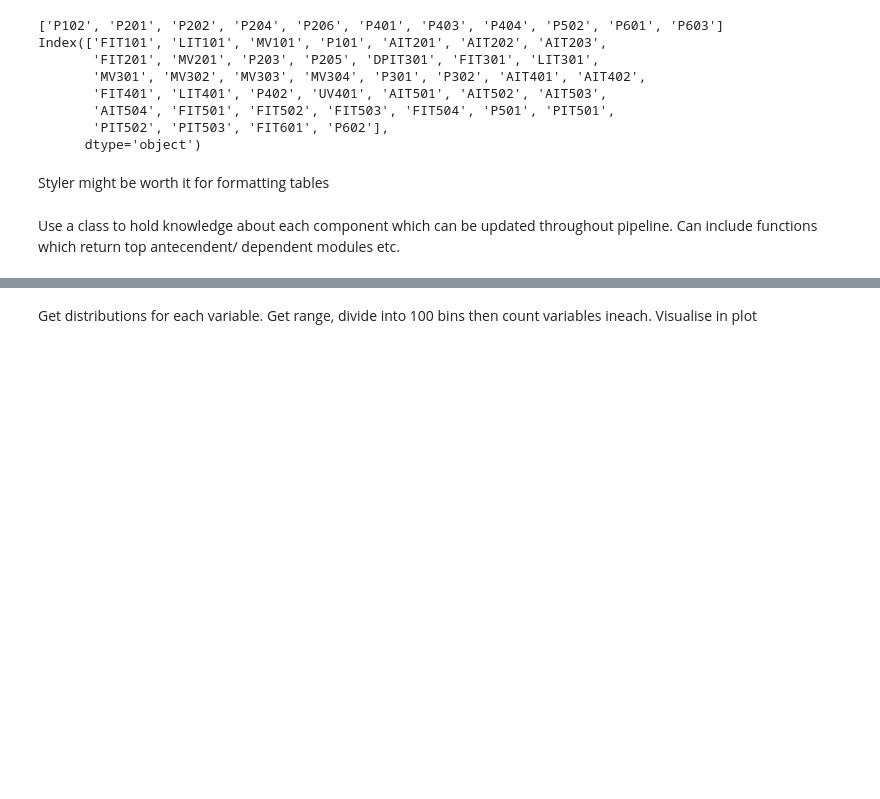
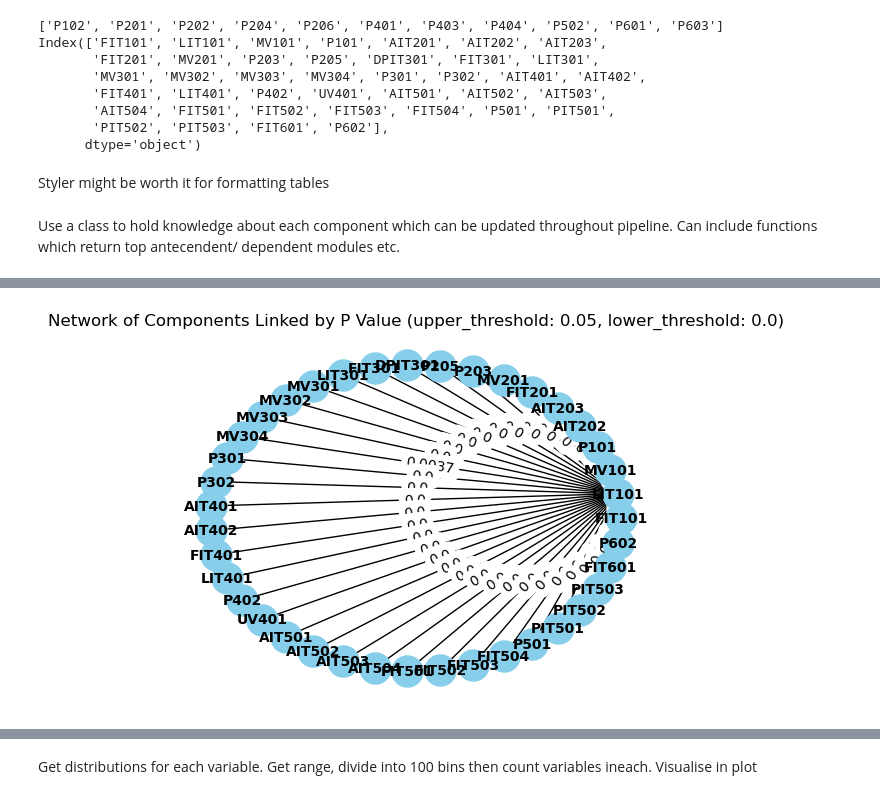
Before and after one commit to lozferatu/MSc-Project, a Jupyter notebook: Wrangling Code/first_exploration.ipynb, the cells around one changed output, grey strips where cells are left out. Saved outputs shown, nothing was run; the diff lists cells and outputs as text; code cells hidden in the pictures; blank space fills up the shorter version.

```diff
--- a/Wrangling Code/first_exploration.ipynb
+++ b/Wrangling Code/first_exploration.ipynb
@@ -234,0 +413,4 @@ specific_component.get_correlated_components_p_value(0.0, 0.05)
+# %%
+specific_component.plot_network('correlation_p_value', 0.0, 0.05, nx.circular_layout )
+# %% [output]
+[figure, added]
```
Also changed, not shown: parts of 40 cells of this notebook.
